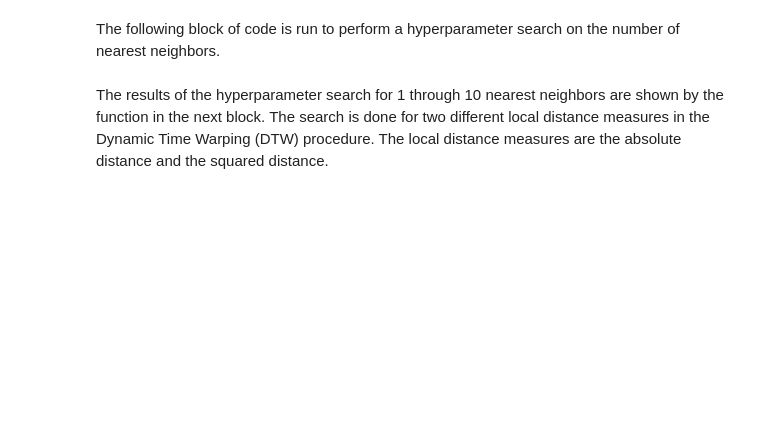
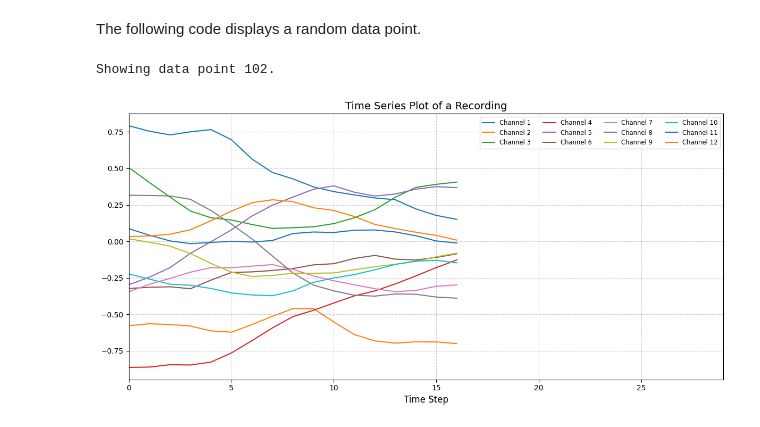
Before and after one commit to MaDoJo/AML_Group13, a Jupyter notebook: pipeline.ipynb, the cells around one changed output. Saved outputs shown, nothing was run; the diff lists cells and outputs as text; code cells hidden in the pictures; blank space fills up the shorter version.

```diff
--- a/pipeline.ipynb
+++ b/pipeline.ipynb
@@ -10,2 +12,0 @@ test_class_matrix = generate_test_class_matrix(TEST_DATA_POINTS, N_CLASSES)
-# %% [markdown]
-The following block of code is run to perform a hyperparameter search on the number of nearest neighbors.
@@ -25,3 +13,13 @@ knn_hyperparameter_search(
-# %% [markdown]
-The results of the hyperparameter search for 1 through 10 nearest neighbors are shown by the function in the next block.
-The search is done for two different local distance measures in the Dynamic Time Warping (DTW) procedure. The local distance measures are the absolute distance and the squared distance.
+# %% [markdown]
+The following code displays a random data point.
+# %%
+from utils.visualizeData import visualize_data_point
+import numpy as np
+
+data_idx = np.random.randint(0, TRAIN_DATA_POINTS)
+
+print(f"Showing data point {data_idx}.")
+visualize_data_point(train_data[data_idx])
+# %% [output]
+Showing data point 102.
+[figure, added]
```
Also changed, not shown: parts of 25 cells of this notebook, 11 other files.
